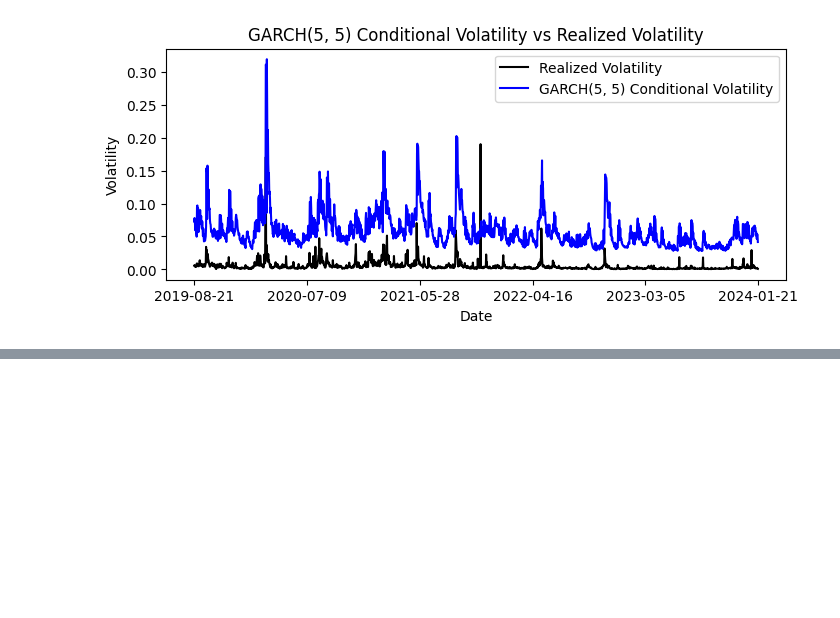
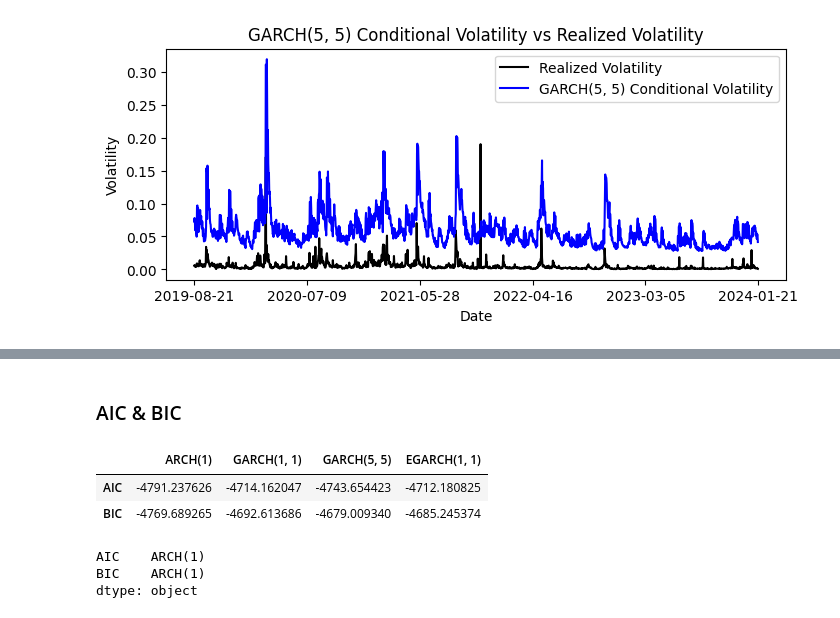
Before and after one commit to kiwi-lemongrass/DSE4101_Individual-Project, a Jupyter notebook: src/GARCH.ipynb, the cells around one changed output, grey strips where cells are left out. Drawn from its saved outputs; the diff is of its cells as text; code cells hidden in the pictures; blank space fills up the shorter version.

```diff
--- a/src/GARCH.ipynb
+++ b/src/GARCH.ipynb
@@ -95,7 +95,7 @@ plot_garch_fit(arch_1_fit, 'ARCH(1)')
 # %% [markdown]
 ##### Assume student-t distribution of error
 # %%
-arch_1_fit = get_garch_fit(1, 0, 'StudentsT')
+arch_1_fit = get_garch_fit(1, 0, 0, 'StudentsT')
 plot_garch_fit(arch_1_fit, 'ARCH(1)')
 # %% [output]
 [figure]
@@ -116,12 +116,12 @@ downside of the GARCH model.
 # %% [markdown]
 #### GARCH(1,1)
 # %%
-garch_1_1_fit = get_garch_fit(1, 1, 'normal')
+garch_1_1_fit = get_garch_fit(1, 0, 1, 'normal')
 plot_garch_fit(garch_1_1_fit, 'GARCH(1, 1)')
 # %% [output]
 [figure]
 # %%
-garch_5_5_fit = get_garch_fit(5, 5, 'normal')
+garch_5_5_fit = get_garch_fit(5, 0, 5, 'normal')
 plot_garch_fit(garch_5_5_fit, 'GARCH(5, 5)')
 # %% [output]
 [figure]
@@ -127,0 +138,25 @@ plot_garch_fit(garch_5_5_fit, 'GARCH(5, 5)')
+# %% [markdown]
+### AIC & BIC
+# %%
+# save AIC and BIC values to a table
+
+results = pd.DataFrame({
+    'ARCH(1)': [arch_1_fit.aic, arch_1_fit.bic],
+    'GARCH(1, 1)': [garch_1_1_fit.aic, garch_1_1_fit.bic],
+    'GARCH(5, 5)': [garch_5_5_fit.aic, garch_5_5_fit.bic],
+    'EGARCH(1, 1)': [egarch_1_1_fit.aic, egarch_1_1_fit.bic]
+}, index=['AIC', 'BIC'])
+
+results
+# %% [output]
+|  | ARCH(1) | GARCH(1, 1) | GARCH(5, 5) | EGARCH(1, 1) |
+| AIC | -4791.237626 | -4714.162047 | -4743.654423 | -4712.180825 |
+| BIC | -4769.689265 | -4692.613686 | -4679.009340 | -4685.245374 |
+# %%
+# Choose the best model with the lowest AIC and BIC values
+best_model = results.idxmin(axis=1)
+best_model
+# %% [output]
+AIC    ARCH(1)
+BIC    ARCH(1)
+dtype: object
```
Also changed, not shown: parts of 7 cells of this notebook, 1 other file.
